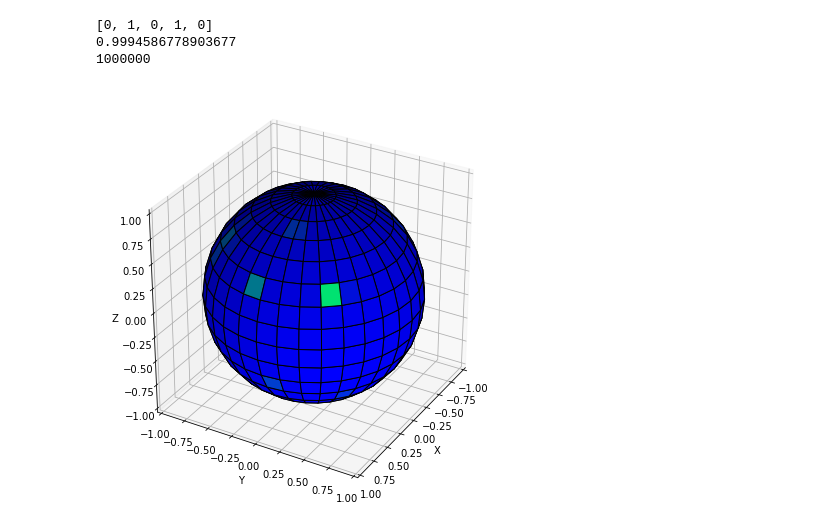
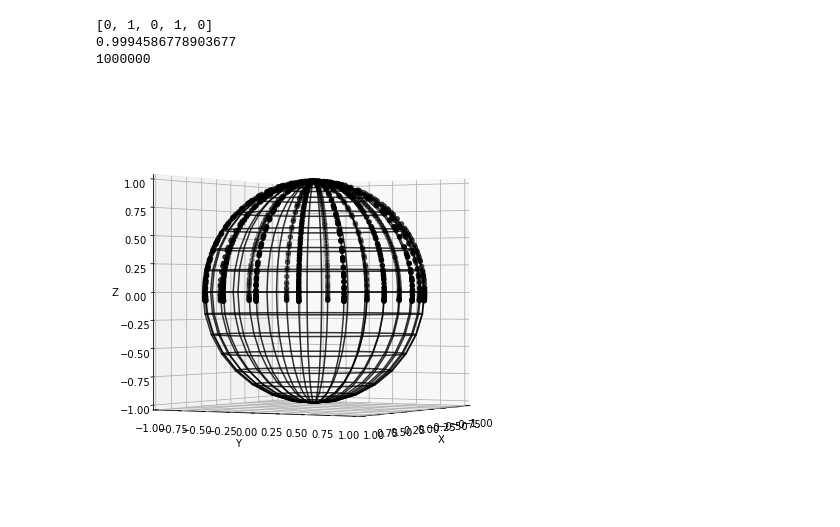
Before and after one commit to Orth-Research/circuit_rl, a Jupyter notebook: mdp_dynamics.ipynb, the cells around one changed output. Saved outputs shown, nothing was run; the diff lists cells and outputs as text; code cells hidden in the pictures.

```diff
--- a/mdp_dynamics.ipynb
+++ b/mdp_dynamics.ipynb
@@ -11,7 +11,7 @@ import cmath
 # %%
 def generate_target_circuit(n=1):
     s = np.array([1, 0])
-    ht = GATES[0] @ GATES[1] @ GATES[2]
+    ht = GATES[0] @ GATES[1] # @ GATES[2]
     s = matrix_power(ht, n) @ s
     return s
 
@@ -244,8 +244,8 @@ goals = []
 #         s = GATES[a] @ s
 
 # goals.append(s)
-for i in range(1):
-    goals.append(generate_target_circuit(n))
+for i in range(1000):
+    goals.append(generate_target_circuit(i))
 xp = []
 yp = []
 zp = []
@@ -284,36 +282,36 @@ t = [0]
 p = [-np.pi]
 for i in range(len(thetas)):
     t.append(min(thetas[i].right, np.pi))
 for i in range(len(phis)):
     p.append(min(phis[i].right, np.pi))
 
 # t = np.linspace(0, np.pi, k)
 # p = np.linspace(-np.pi, np.pi, k)
 
 theta,phi = np.meshgrid(p,t)
 
 x = r*np.cos(theta)*np.sin(phi)
 y = r*np.sin(theta)*np.sin(phi)
 z = r*np.cos(phi)
 
 norm = plt.Normalize()
-colors = plt.cm.winter(norm(v1.reshape(len(thetas), len(phis))))
-surf = ax.plot_surface(x, y, z, facecolors=colors, alpha=1)
-# surf = ax.plot_wireframe(x, y, z, alpha=0.8)
+# colors = plt.cm.winter(norm(v1.reshape(len(thetas), len(phis))))
+# surf = ax.plot_surface(x, y, z, facecolors=colors, alpha=1)
+surf = ax.plot_wireframe(x, y, z, alpha=0.8)
 # surf = ax.plot_surface(x, y, z, color='w', alpha=1)
 
 surf.set_edgecolors('k')
-# ax.scatter(xp, yp, zp, color='k', s=100)
-ax.view_init(azim=30, elev=30)
+ax.scatter(xp, yp, zp, color='k', s=20)
+ax.view_init(azim=30, elev=0)
 # ax.axis('off')
 
 ax.set_xlim([-1,1])
 ax.set_ylim([-1,1])
 ax.set_zlim([-1,1])
 ax.set_xlabel('X')
 ax.set_ylabel('Y')
 ax.set_zlabel('Z')
 plt.tight_layout()
 plt.show()
 # %% [output]
-[figure, old version]
+[figure, new version]
```
Also changed, not shown: parts of 1 cell of this notebook, 2 other files.
